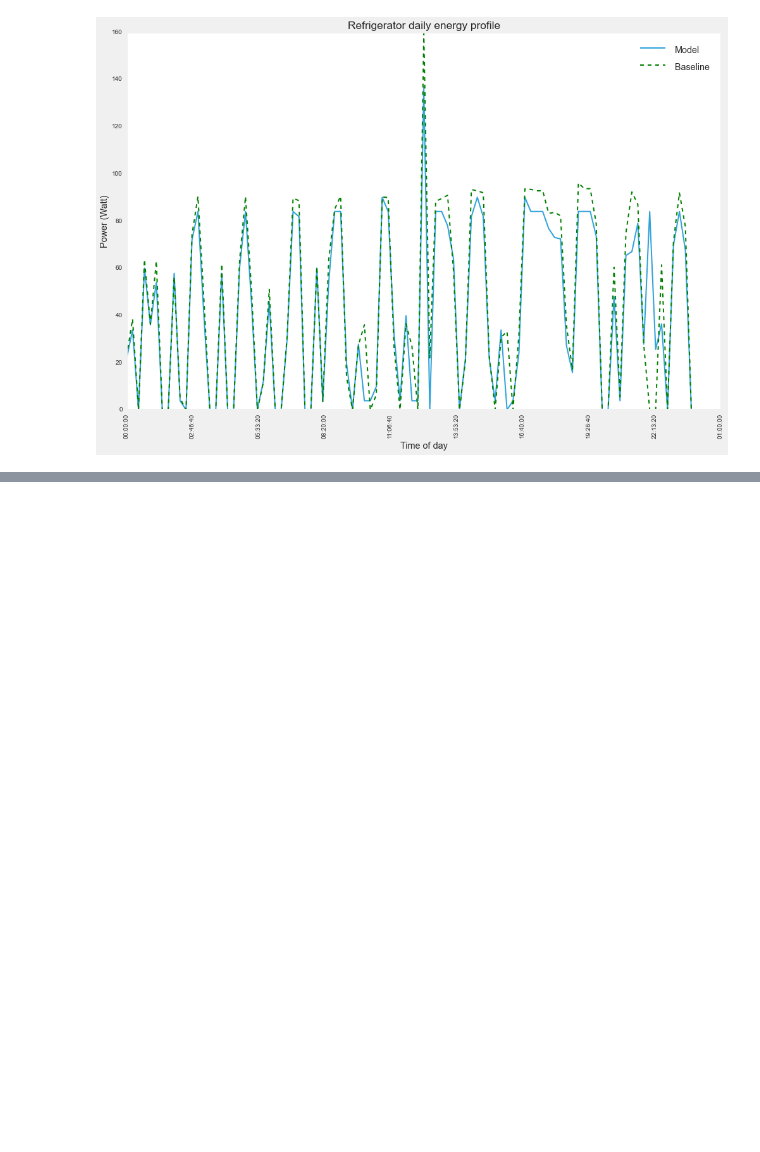
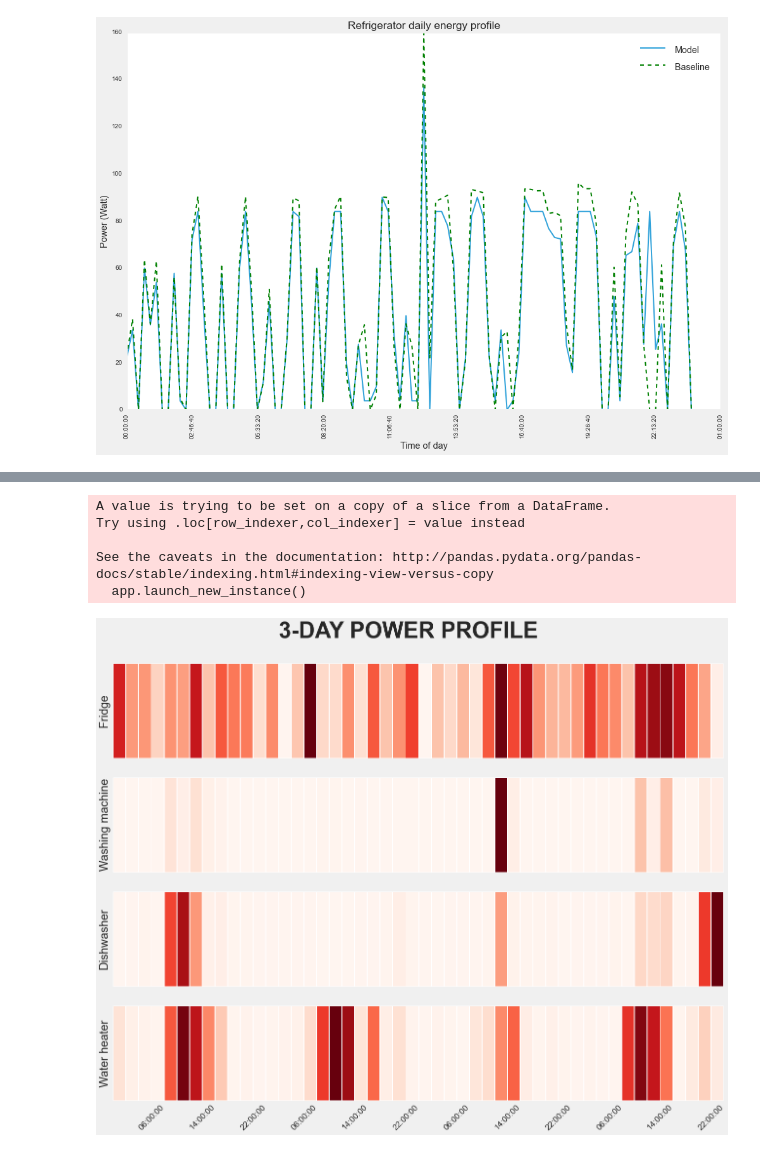
Before and after one commit to pipette/Electricity-load-disaggregation, a Jupyter notebook: code/Create graphs.ipynb, the cells around one changed output, grey strips where cells are left out. Cells and saved outputs as stored; diff of their text form; code cells hidden in the pictures; blank space fills up the shorter version.

```diff
--- a/code/Create graphs.ipynb
+++ b/code/Create graphs.ipynb
@@ -155,3 +192,32 @@ See the caveats in the documentation: http://pandas.pydata.org/pandas-docs/stabl
+# %%
+plot_data = hourly_pred[['channel_12','channel_5','channel_6','channel_3']]
+# plot_data['day'] = plot_data.index.date
+plot_data['Time of day'] = plot_data.index.time
+plot_data = plot_data.reset_index().set_index(['Time of day']).drop('date',axis =1)
+
+channels = ['channel_12','channel_5','channel_6','channel_3']
+ylabels = ['Fridge','Washing machine','Dishwasher','Water heater']
+xticks = [y if x%4 == 0 else "" for x,y in zip(range(1,len(plot_data.index.values)+1),plot_data.index.values)]
+
+with plt.style.context('fivethirtyeight'):
+    f, axes = plt.subplots(nrows=4, ncols=1, sharex=True, figsize=(20, 15))
+    for axis,channel,ylabel in zip(axes,channels,ylabels):
+        sns.heatmap(plot_data[[channel]].T.values, xticklabels = 4,yticklabels = False,
+                    ax = axis,cmap="Reds", linewidths=.5, cbar = False)
+        axis.set_ylabel(ylabel, fontsize =24, rotation = 90)
+#         xlabel = axis.get_xticklabels()[0]
+#         xlabel.set_visible(False)
+
+    plt.yticks(fontsize =26, rotation = 90)
+    f.suptitle('3-DAY POWER PROFILE', fontsize = 46, weight = 'bold')
+    plt.xticks(range(len(xticks)),xticks,fontsize ='large',rotation=45)
+# %% [output]
+A value is trying to be set on a copy of a slice from a DataFrame.
+Try using .loc[row_indexer,col_indexer] = value instead
+
+See the caveats in the documentation: http://pandas.pydata.org/pandas-docs/stable/indexing.html#indexing-view-versus-copy
+  app.launch_new_instance()
+[figure, added]
 # %%
 idx = np.argsort(predictions.sum().values)[::-1]
 values = predictions.sum().values
```
Also changed, not shown: parts of 13 cells of this notebook, 3 other files.
